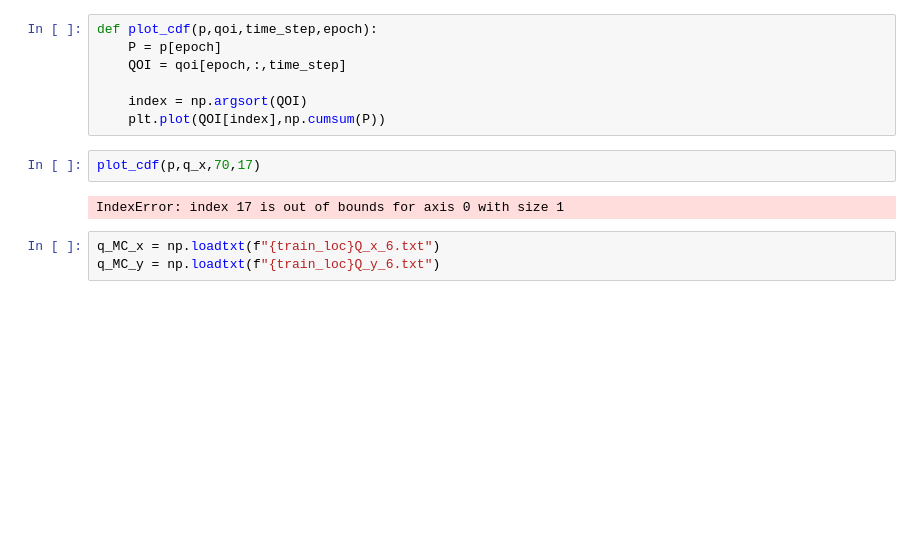
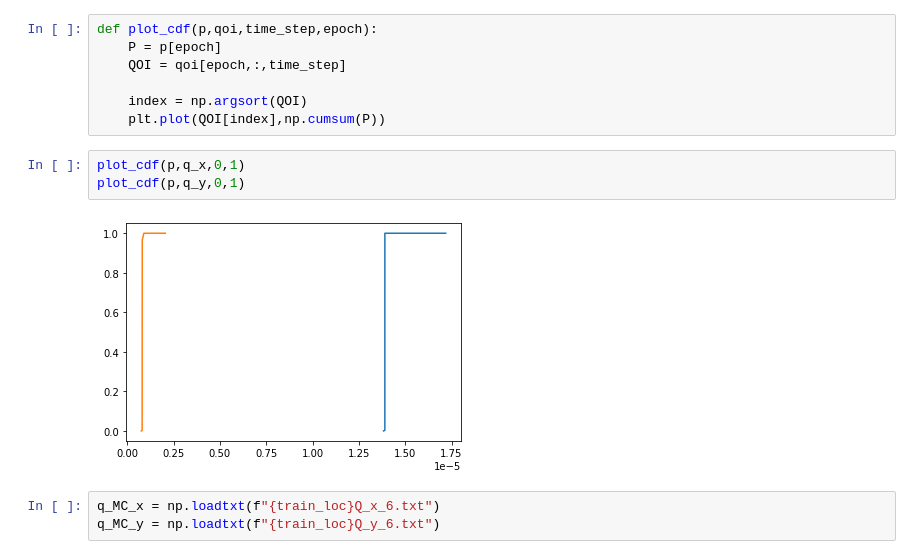
Before and after one commit to dbelivanis/Information-Theory-2, a Jupyter notebook: Optimization/check.ipynb, the cells around one changed output. Cells and saved outputs as stored; diff of their text form; blank space fills up the shorter version.

```diff
--- a/Optimization/check.ipynb
+++ b/Optimization/check.ipynb
@@ -41,10 +46,11 @@ def plot_cdf(p,qoi,time_step,epoch):
 
     index = np.argsort(QOI)
     plt.plot(QOI[index],np.cumsum(P))
-# %%
-plot_cdf(p,q_x,70,17)
-# %% [output]
-IndexError: index 17 is out of bounds for axis 0 with size 1
+# %%
+plot_cdf(p,q_x,0,1)
+plot_cdf(p,q_y,0,1)
+# %% [output]
+[figure, added]
 # %%
 q_MC_x = np.loadtxt(f"{train_loc}Q_x_6.txt")
 q_MC_y = np.loadtxt(f"{train_loc}Q_y_6.txt")
```
Also changed, not shown: parts of 14 cells of this notebook, 9 other files.
